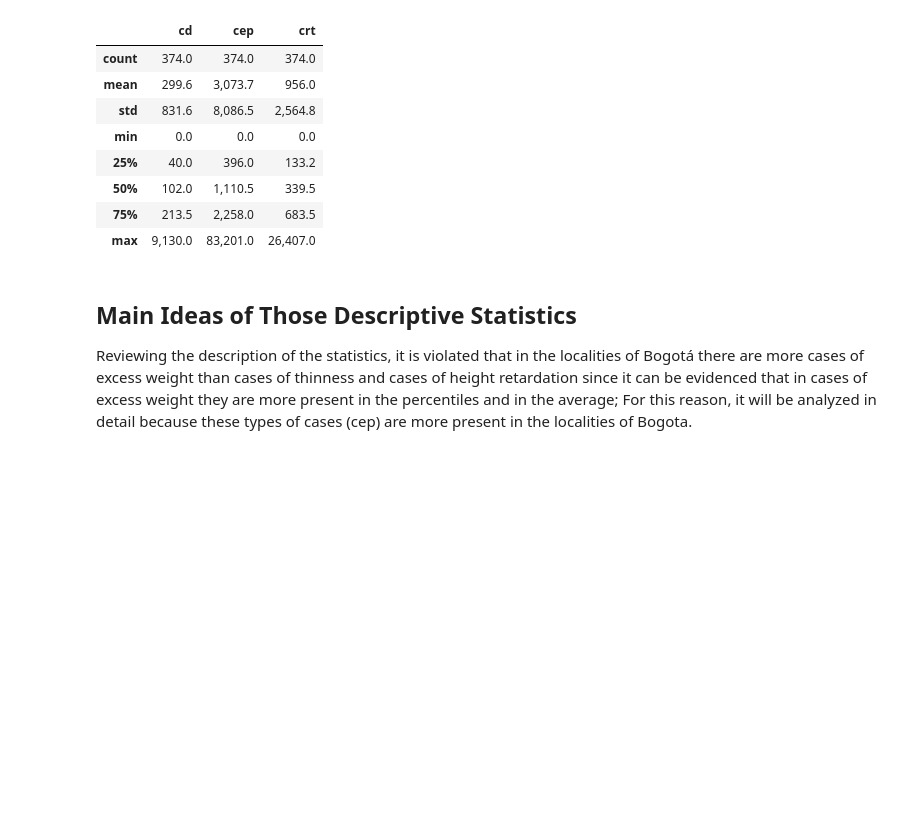
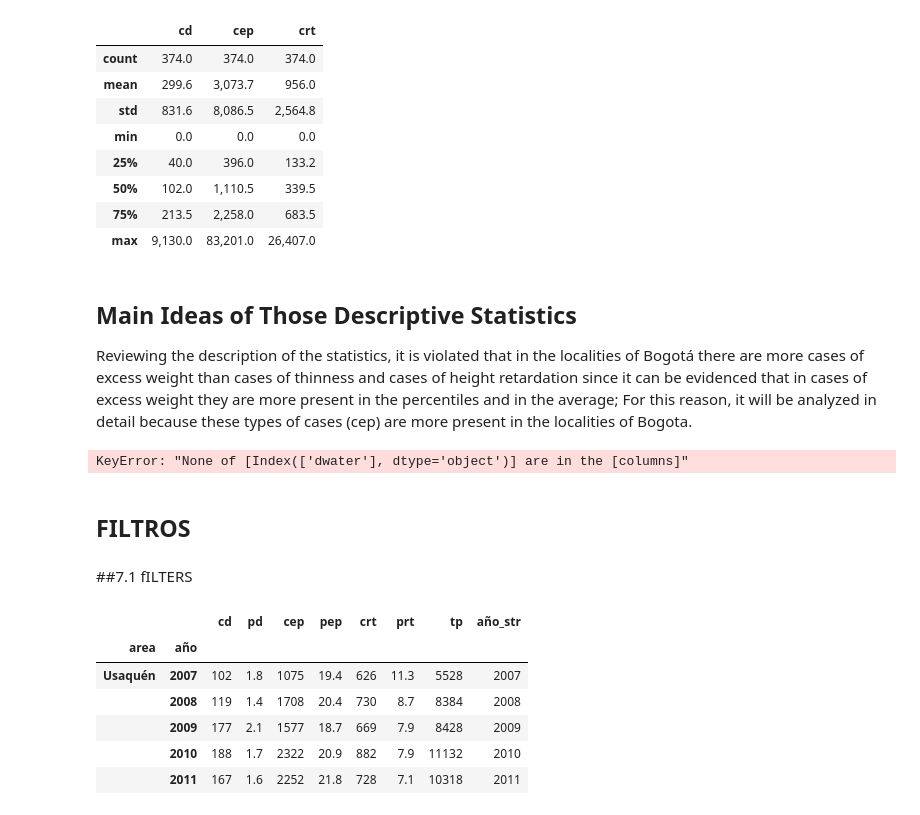
Before and after one commit to Duban1922/Dub_1922, a Jupyter notebook: pandas.ipynb, the cells around one changed output. Saved outputs shown, nothing was run; the diff lists cells and outputs as text; code cells hidden in the pictures; blank space fills up the shorter version.

```diff
--- a/pandas.ipynb
+++ b/pandas.ipynb
@@ -134,3 +136,23 @@ n2[["cd", "cep", "crt"]].describe().applymap(lambda x: "{:,.1f}".format(x))
 ## **Main Ideas of Those Descriptive Statistics**
 
 Reviewing the description of the statistics, it is violated that in the localities of Bogotá there are more cases of excess weight than cases of thinness and cases of height retardation since it can be evidenced that in cases of excess weight they are more present in the percentiles and in the average; For this reason, it will be analyzed in detail because these types of cases (cep) are more present in the localities of Bogota.
+# %%
+n2[["dwater"]].groupby("año").describe().applymap(lambda x:"{:,.1f}".format(x))
+# %% [output]
+KeyError: "None of [Index(['dwater'], dtype='object')] are in the [columns]"
+# %% [markdown]
+## FILTROS
+# %% [markdown]
+##7.1 fILTERS
+# %%
+# localidad
+Usaquén = n2.filter( like = "Usaquén", axis = 0 )
+Usaquén.head()
+# %% [output]
+|  |  | cd | pd | cep | pep | crt | prt | tp | año_str |
+| area | año |  |  |  |  |  |  |  |  |
+| Usaquén | 2007 | 102 | 1.8 | 1075 | 19.4 | 626 | 11.3 | 5528 | 2007 |
+|  | 2008 | 119 | 1.4 | 1708 | 20.4 | 730 | 8.7 | 8384 | 2008 |
+|  | 2009 | 177 | 2.1 | 1577 | 18.7 | 669 | 7.9 | 8428 | 2009 |
+|  | 2010 | 188 | 1.7 | 2322 | 20.9 | 882 | 7.9 | 11132 | 2010 |
+|  | 2011 | 167 | 1.6 | 2252 | 21.8 | 728 | 7.1 | 10318 | 2011 |
```
Also changed, not shown: parts of 13 cells of this notebook.
